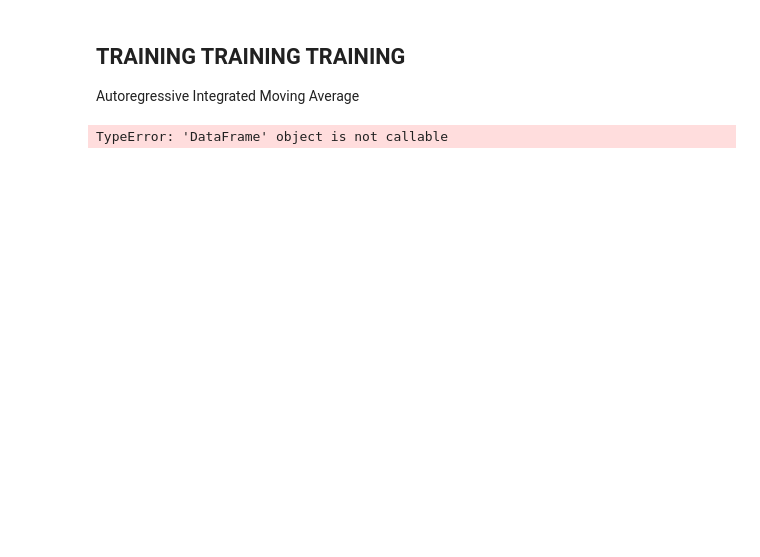
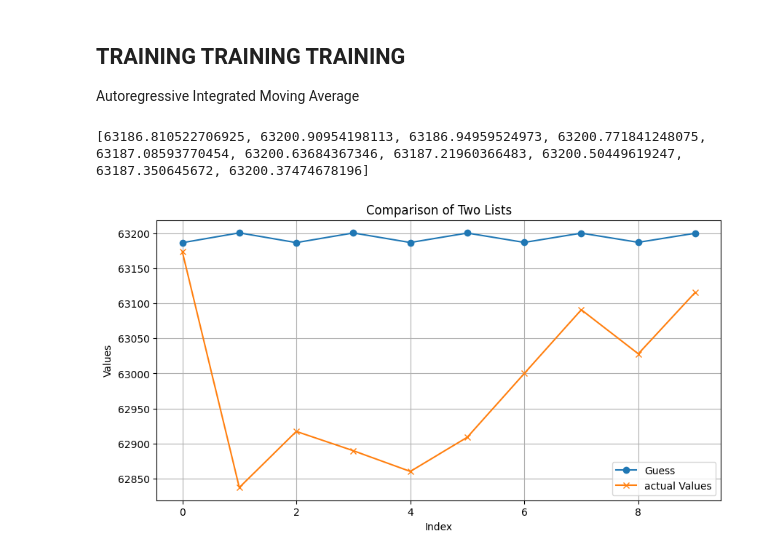
Before and after one commit to onuralpArsln/finTech, a Jupyter notebook: getDataFromBinanceWithoutAccount.ipynb, the cells around one changed output. Cells and saved outputs as stored; diff of their text form; code cells hidden in the pictures; blank space fills up the shorter version.

Commit message:
new values

```diff
--- a/getDataFromBinanceWithoutAccount.ipynb
+++ b/getDataFromBinanceWithoutAccount.ipynb
@@ -16,7 +16,7 @@ import time
 def getSevenDayData(lastDay=1):
     url = 'https://api.binance.com/api/v3/klines'
     current_time = int(time.time() * 1000)
-    startDay = current_time - ((lastDay+7) * 24 * 60 * 60 * 1000)
+    startDay = current_time - ((lastDay+14) * 24 * 60 * 60 * 1000)
     endDay = current_time - (lastDay * 24 * 60 * 60 * 1000)
 
     params = {
@@ -146,19 +143,21 @@ tahmin = model_fit.forecast(steps=1)
 print(tahmin)
 """
 
-def ARIMAGuess(dataSeries, stepCount=10):
-    df = pd.Series(dataSeries)
+def ARIMAGuess(data, stepCount=10):
+    df = pd.Series(data)
     model = ARIMA(df, order=(1, 1, 1))
     model_fit = model.fit()
     tahmin = model_fit.forecast(steps=stepCount)
-    print(tahmin)
-    return tahmin.to_numpy()
+
+    return tahmin
 # %%
 guess_list=[]
 
 for df in train_dfs:
-    series = df["data"]
-    guess = ARIMAGuess(series,10)
-    guess_list.append(guess)
+
+    guess = ARIMAGuess(df,10)
+    guess_list.append(guess.tolist())
-# %% [output]
-TypeError: 'DataFrame' object is not callable
+# %%
+print(guess_list[0])
+# %% [output]
+[63186.810522706925, 63200.90954198113, 63186.94959524973, 63200.771841248075, 63187.08593770454, 63200.63684367346, 63187.21960366483, 63200.50449619247, 63187.350645672, 63200.37474678196]
@@ -164,0 +166,27 @@ TypeError: 'DataFrame' object is not callable
+# %%
+import matplotlib.pyplot as plt
+
+# Sample data
+list1 = guess_list[0]
+list2 = test_dfs[0]
+
+# Create a figure and axis
+plt.figure(figsize=(10, 5))
+
+# Plot both lists
+plt.plot(list1, label='Guess', marker='o')
+plt.plot(list2, label='actual Values', marker='x')
+
+# Add titles and labels
+plt.title('Comparison of Two Lists')
+plt.xlabel('Index')
+plt.ylabel('Values')
+
+# Add a legend
+plt.legend()
+
+# Show the plot
+plt.grid()
+plt.show()
+# %% [output]
+[figure, added]
```
Also changed, not shown: parts of 4 cells of this notebook, 1 other file.
